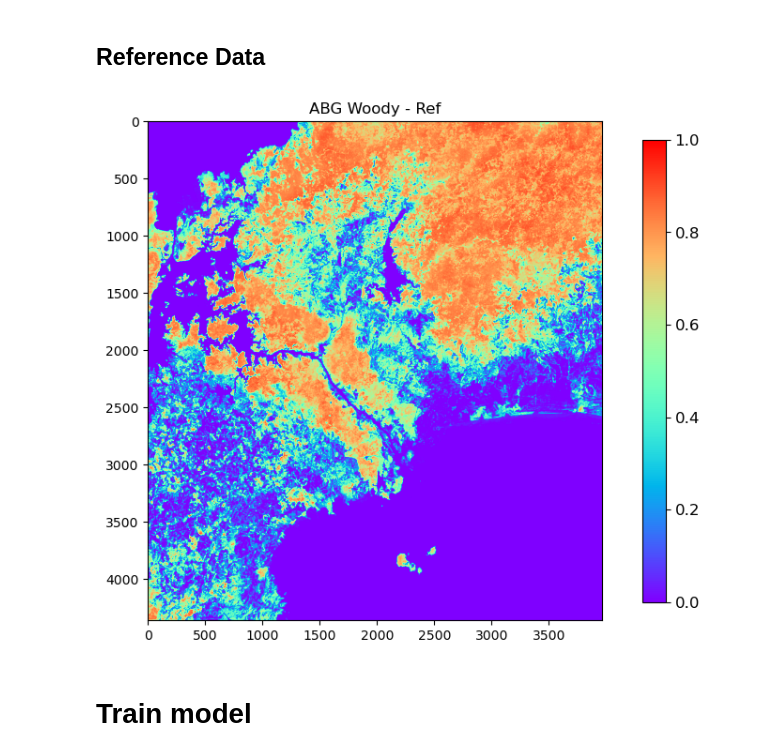
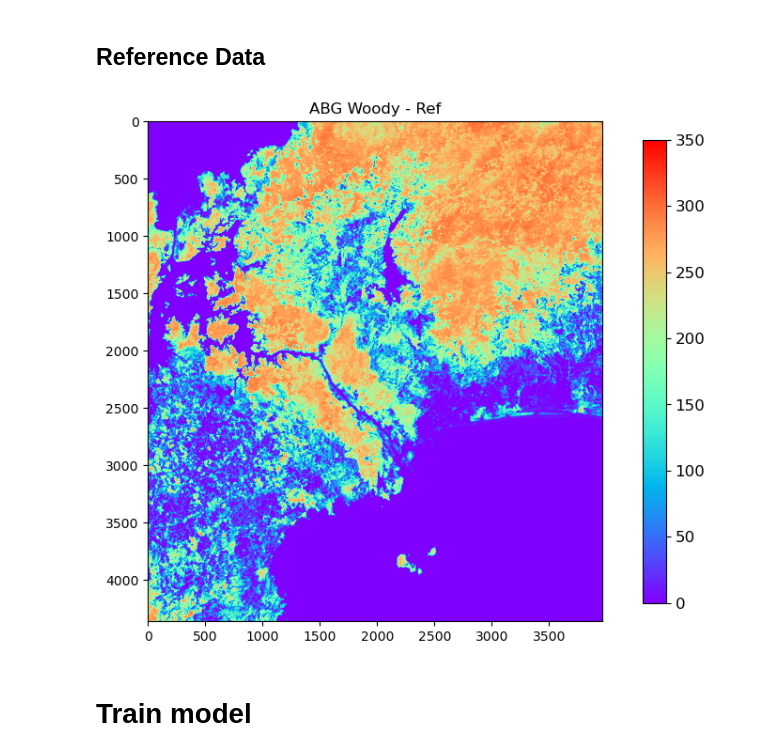
Before and after one commit to annalisefishell/MasterThesis, a Jupyter notebook: main.ipynb, the cells around one changed output. Drawn from its saved outputs; the diff is of its cells as text; code cells hidden in the pictures.

```diff
--- a/main.ipynb
+++ b/main.ipynb
@@ -274,19 +276,19 @@ combined = np.concatenate((s2_data, s1_interferogram, iceye_image), axis=0)
 # %%
 if FIRST_LOCATION_RUN:
     reproject_and_clip_raster('data/Panama/10N_080W.tif', aoi.geometry, 'data/Panama/ref_data_abg_woody.tif')
 else:
     ref_data, ref_data_profile = open_tif_file('data/Panama/ref_data_abg_woody.tif')
 
-    ref_no_outliers = np.expand_dims(min_max_normalize(ref_data[0]), axis=0)[:, :, :3963]
+    ref_no_outliers = np.expand_dims(ref_data[0], axis=0)[:, :, :3963]
 
     fig = plt.figure(figsize=(8, 8))
-    im = plt.imshow(ref_no_outliers[0], cmap='rainbow')
+    im = plt.imshow(ref_no_outliers[0], cmap='rainbow', vmax=350)
     cbar = plt.colorbar(im, shrink=0.8, pad=0.07)
     cbar.ax.tick_params(labelsize=12)
     plt.title('ABG Woody - Ref')
     plt.show()
 # %% [output]
-[figure, old version]
+[figure, new version]
 # %% [markdown]
 # Train model
 # %%
```
Also changed, not shown: parts of 15 cells of this notebook.
